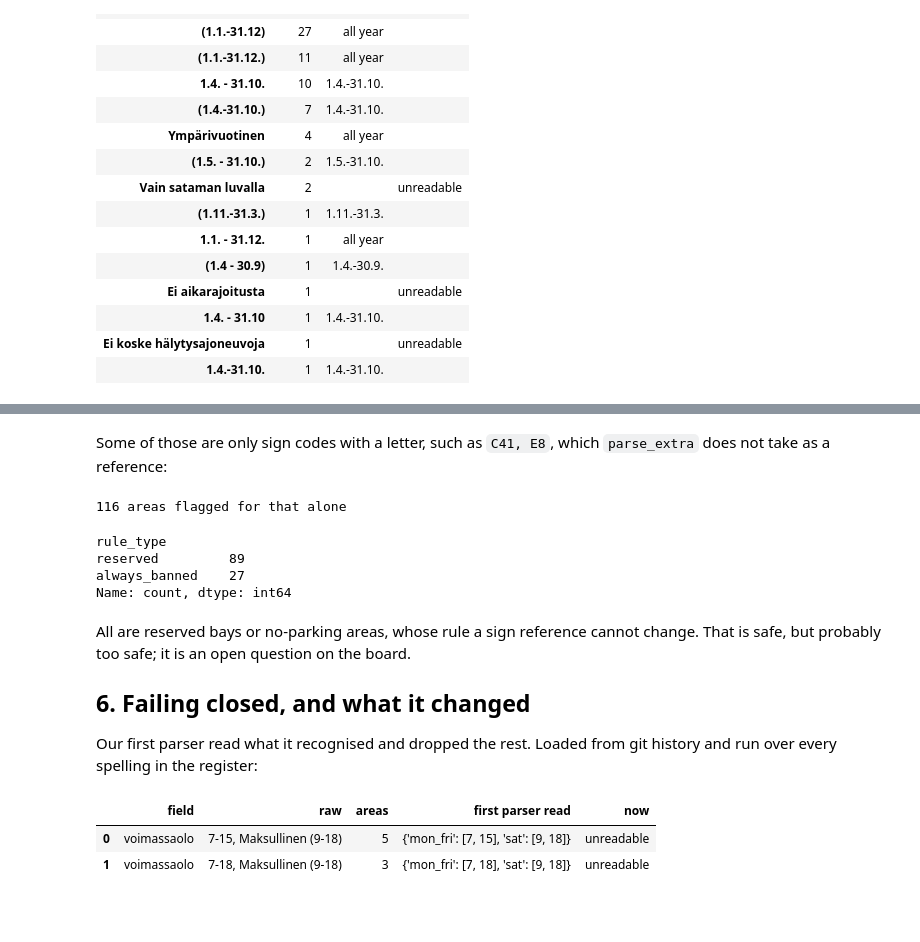
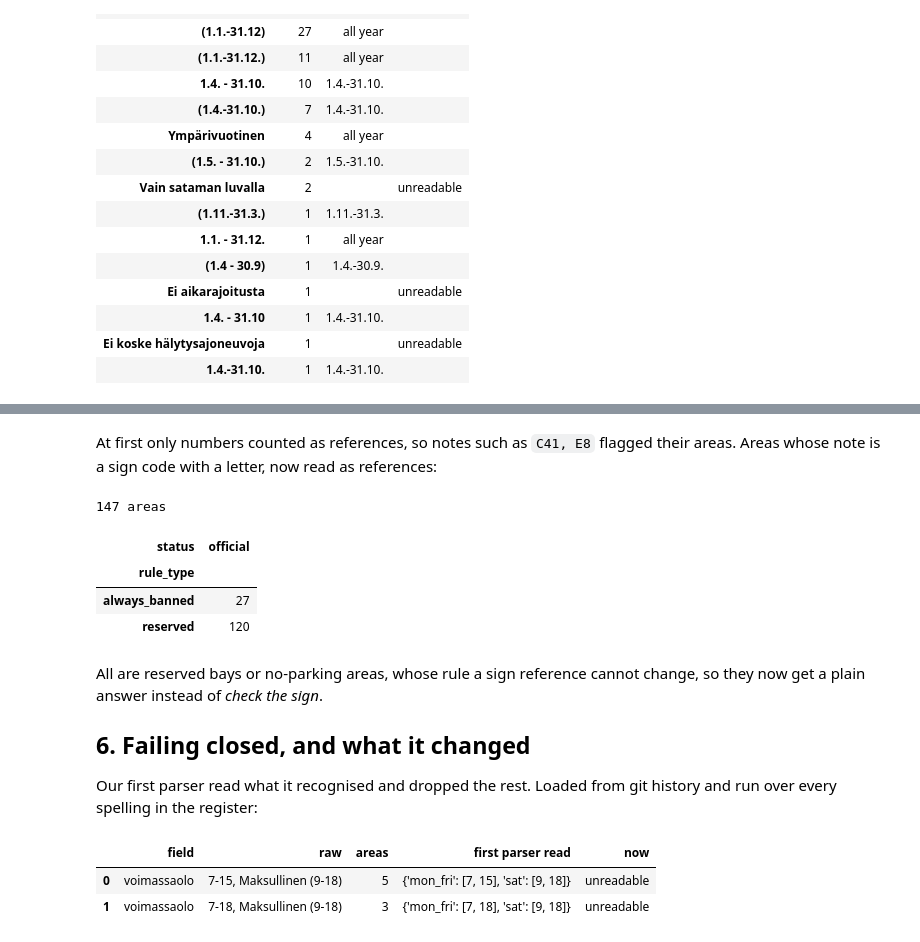
Before and after one commit to tercanfurkan/parkkiko, a Jupyter notebook: notebooks/stages/03_preprocessing.ipynb, the cells around one changed output, grey strips where cells are left out. Drawn from its saved outputs; the diff is of its cells as text; code cells hidden in the pictures; blank space fills up the shorter version.

```diff
--- a/notebooks/stages/03_preprocessing.ipynb
+++ b/notebooks/stages/03_preprocessing.ipynb
@@ -279,20 +288,20 @@ Sallittu vain jakeluliikenteen tunnuksella. piir.nro.6265
 Name: count, dtype: int64
-# %% [markdown]
-Some of those are only sign codes with a letter, such as `C41, E8`, which `parse_extra` does not
-take as a reference:
+# %% [markdown]
+At first only numbers counted as references, so notes such as `C41, E8` flagged their areas.
+Areas whose note is a sign code with a letter, now read as references:
 # %%
 lettered = rs.lettered_sign_codes(areas)
-print(f"{lettered.sum()} areas flagged for that alone")
-areas.loc[lettered, "rule_type"].value_counts()
+print(f"{lettered.sum()} areas")
+pd.crosstab(areas.loc[lettered, "rule_type"], areas.loc[lettered, "status"])
 # %% [output]
-116 areas flagged for that alone
+147 areas
-rule_type
-reserved         89
-always_banned    27
-Name: count, dtype: int64
+| status | official |
+| rule_type |  |
+| always_banned | 27 |
+| reserved | 120 |
 # %% [markdown]
-All are reserved bays or no-parking areas, whose rule a sign reference cannot change. That is
-safe, but probably too safe; it is an open question on the board.
+All are reserved bays or no-parking areas, whose rule a sign reference cannot change, so they
+now get a plain answer instead of *check the sign*.
 
 ## 6. Failing closed, and what it changed
 
```
Also changed, not shown: parts of 8 cells of this notebook, 17 other files.
